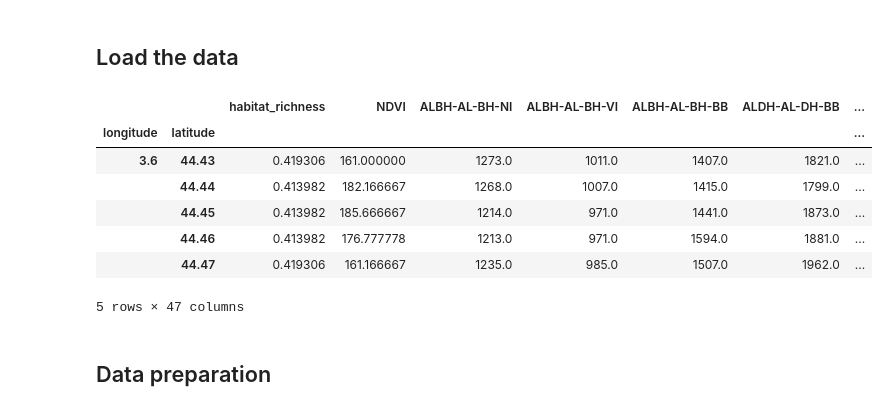
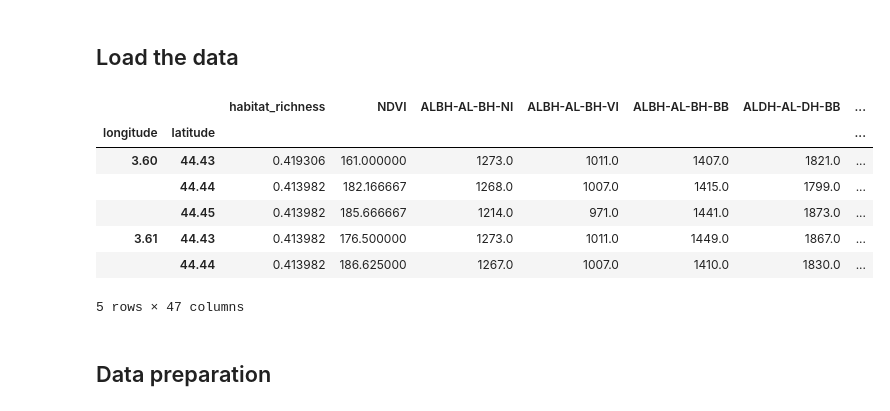
Before and after one commit to vincenzomadaghiele/Regression-of-biodiversity-indicators, a Jupyter notebook: TreeVisualization/Visualize_tree.ipynb, the cells around one changed output. Saved outputs shown, nothing was run; the diff lists cells and outputs as text; code cells hidden in the pictures.

```diff
--- a/TreeVisualization/Visualize_tree.ipynb
+++ b/TreeVisualization/Visualize_tree.ipynb
@@ -17,22 +17,22 @@ import matplotlib.pyplot as plt
 # %%
 regression_label = 'habitat_richness'
 folder = "../Dataset"
-file = "/france_avg.csv"
+file = "/france_yearavg_out_mean.csv"
 
 df = pd.read_csv(folder + file, index_col=['longitude', 'latitude'])
 #df = df[df[regression_label] > 0]
 y = df[regression_label].values
 X = df.drop(columns=[regression_label]).values #returns a numpy array
 
 df.head()
 # %% [output]
 |  |  | habitat_richness | NDVI | ALBH-AL-BH-NI | ALBH-AL-BH-VI | ALBH-AL-BH-BB | ALDH-AL-DH-BB | ... |
 | longitude | latitude |  |  |  |  |  |  | ... |
-| 3.6 | 44.43 | 0.419306 | 161.000000 | 1273.0 | 1011.0 | 1407.0 | 1821.0 | ... |
+| 3.60 | 44.43 | 0.419306 | 161.000000 | 1273.0 | 1011.0 | 1407.0 | 1821.0 | ... |
 |  | 44.44 | 0.413982 | 182.166667 | 1268.0 | 1007.0 | 1415.0 | 1799.0 | ... |
 |  | 44.45 | 0.413982 | 185.666667 | 1214.0 | 971.0 | 1441.0 | 1873.0 | ... |
-|  | 44.46 | 0.413982 | 176.777778 | 1213.0 | 971.0 | 1594.0 | 1881.0 | ... |
-|  | 44.47 | 0.419306 | 161.166667 | 1235.0 | 985.0 | 1507.0 | 1962.0 | ... |
+| 3.61 | 44.43 | 0.413982 | 176.500000 | 1273.0 | 1011.0 | 1449.0 | 1867.0 | ... |
+|  | 44.44 | 0.413982 | 186.625000 | 1267.0 | 1007.0 | 1410.0 | 1830.0 | ... |
 5 rows × 47 columns
 # %% [markdown]
 ## Data preparation
```
Also changed, not shown: parts of 10 cells of this notebook, 16 other files.
